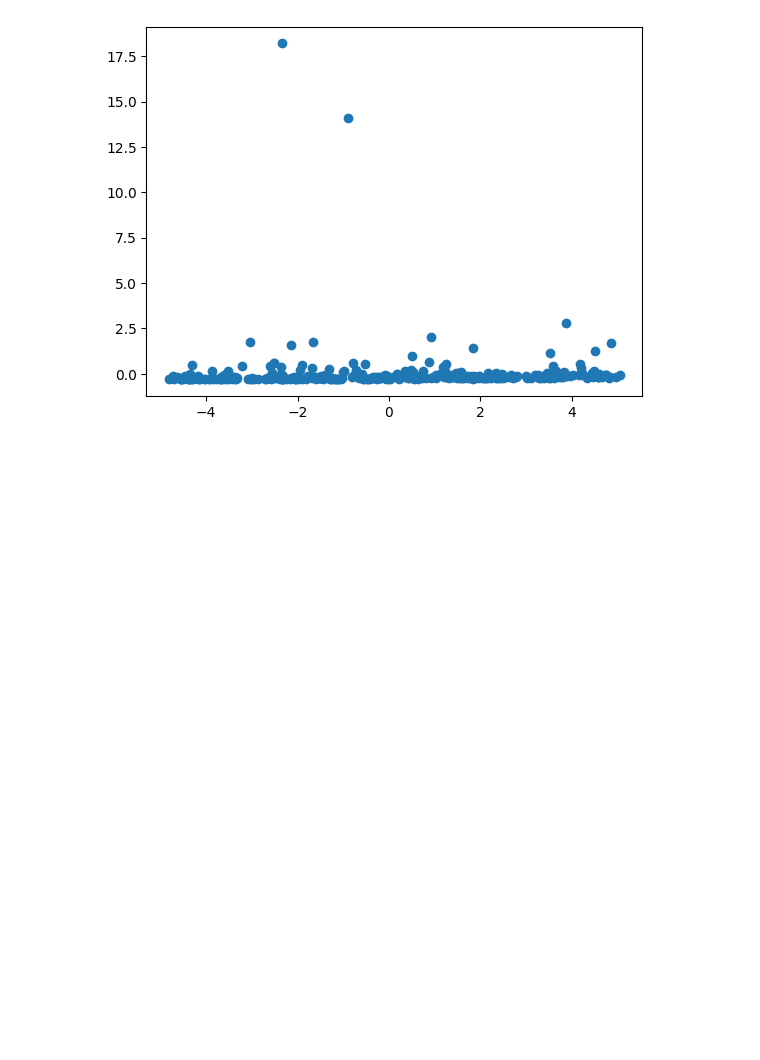
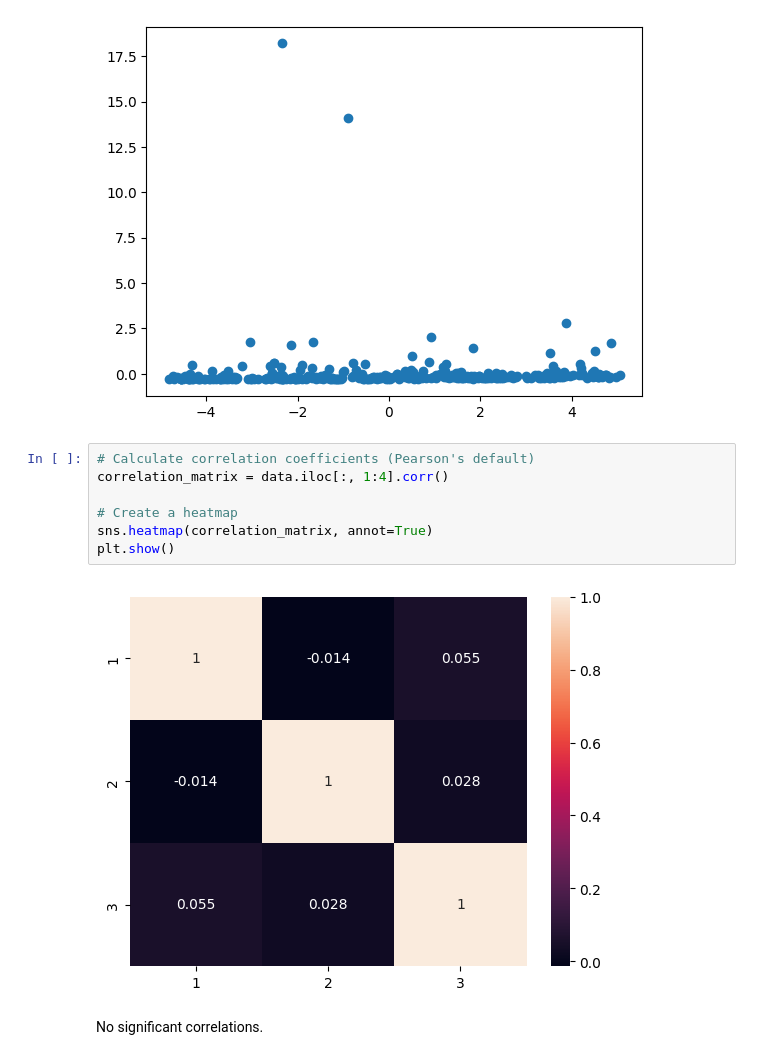
Before and after one commit to massey007/Code-Work, a Jupyter notebook: Code/Data Exploration.ipynb, the cells around one changed output. Cells and saved outputs as stored; diff of their text form; blank space fills up the shorter version.

Commit message:
added more pca elements, with correlation

```diff
--- a/Code/Data Exploration.ipynb
+++ b/Code/Data Exploration.ipynb
@@ -157,3 +158,14 @@ plt.scatter(principalDf.iloc[:, 0], principalDf.iloc[:, 1])
 # %% [output]
 <matplotlib.collections.PathCollection at 0x...>
 [figure]
+# %%
+# Calculate correlation coefficients (Pearson's default)
+correlation_matrix = data.iloc[:, 1:4].corr()
+
+# Create a heatmap
+sns.heatmap(correlation_matrix, annot=True)
+plt.show()
+# %% [output]
+[figure, added]
+# %% [markdown]
+No significant correlations.
```
Also changed, not shown: parts of 1 cell of this notebook, 1 other file.
